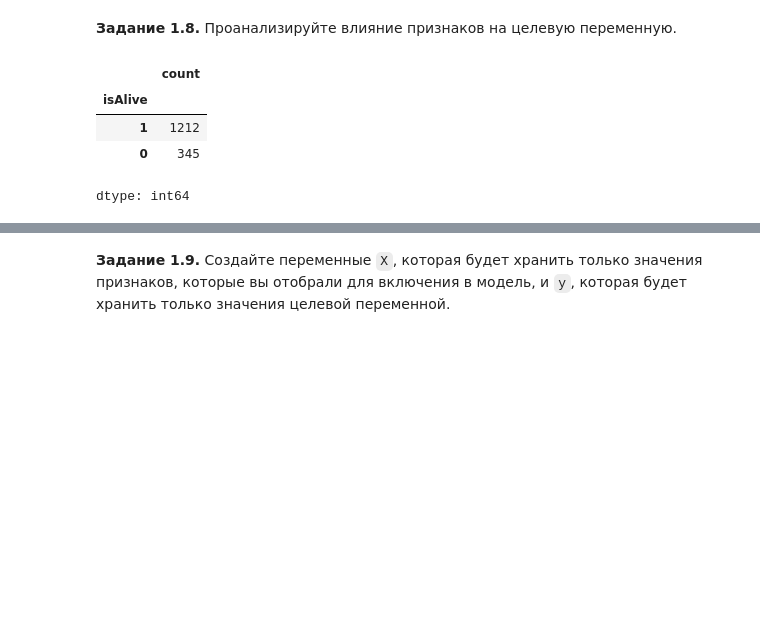
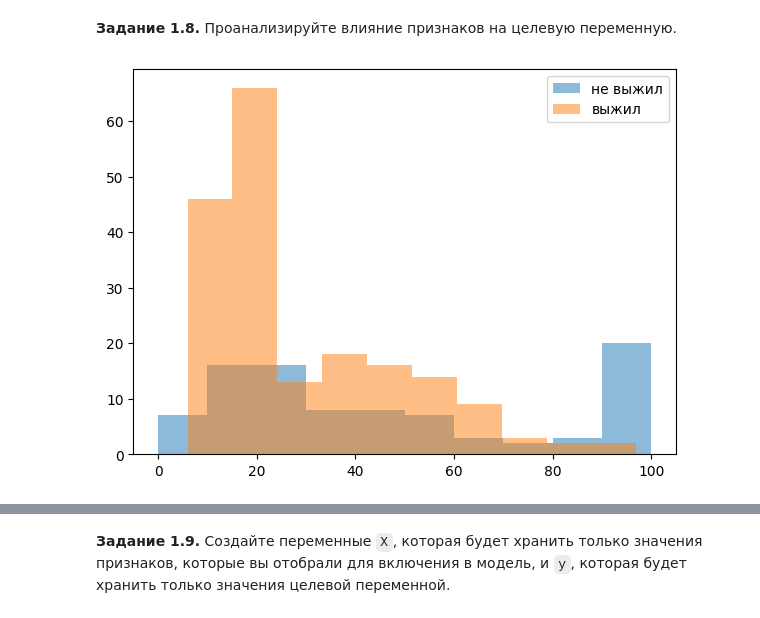
Before and after one commit to sxssbw/dl_sem_1_fall, a Jupyter notebook: week_01_ml_intro/Homework/hw_1_game_of_thrones.ipynb, the cells around one changed output, grey strips where cells are left out. Cells and saved outputs as stored; diff of their text form; code cells hidden in the pictures; blank space fills up the shorter version.

```diff
--- a/week_01_ml_intro/Homework/hw_1_game_of_thrones.ipynb
+++ b/week_01_ml_intro/Homework/hw_1_game_of_thrones.ipynb
@@ -584,10 +584,11 @@ sns.heatmap(corrmat, vmax=.8, square=True);
 # %% [markdown]
 **Задание 1.8.** Проанализируйте влияние признаков на целевую переменную.
-# %%
-data_encoded['isAlive'].value_counts()
-# %% [output]
-|  | count |
-| isAlive |  |
-| 1 | 1212 |
-| 0 | 345 |
-dtype: int64
+# %%
+plt.figure(figsize=(7, 5))
+plt.hist(data_encoded['age'][data_encoded['isAlive'] == 0], alpha=0.5, label='не выжил')
+plt.hist(data_encoded['age'][data_encoded['isAlive'] == 1], alpha=0.5, label='выжил')
+plt.legend()
+plt.show()
+# из графика видно, что молодых людей выжило больше, чем возрастных
+# %% [output]
+[figure, added]
```
Also changed, not shown: parts of 13 cells of this notebook.
